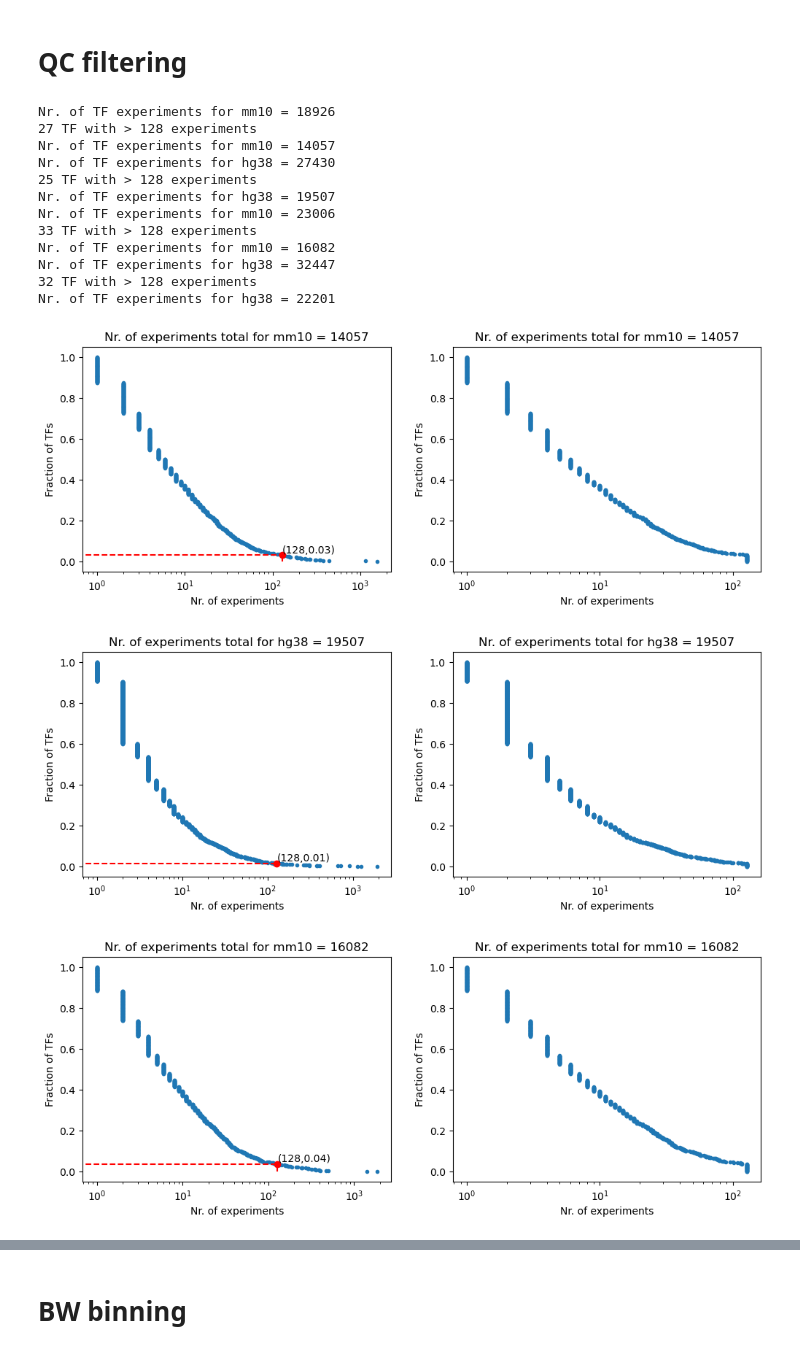
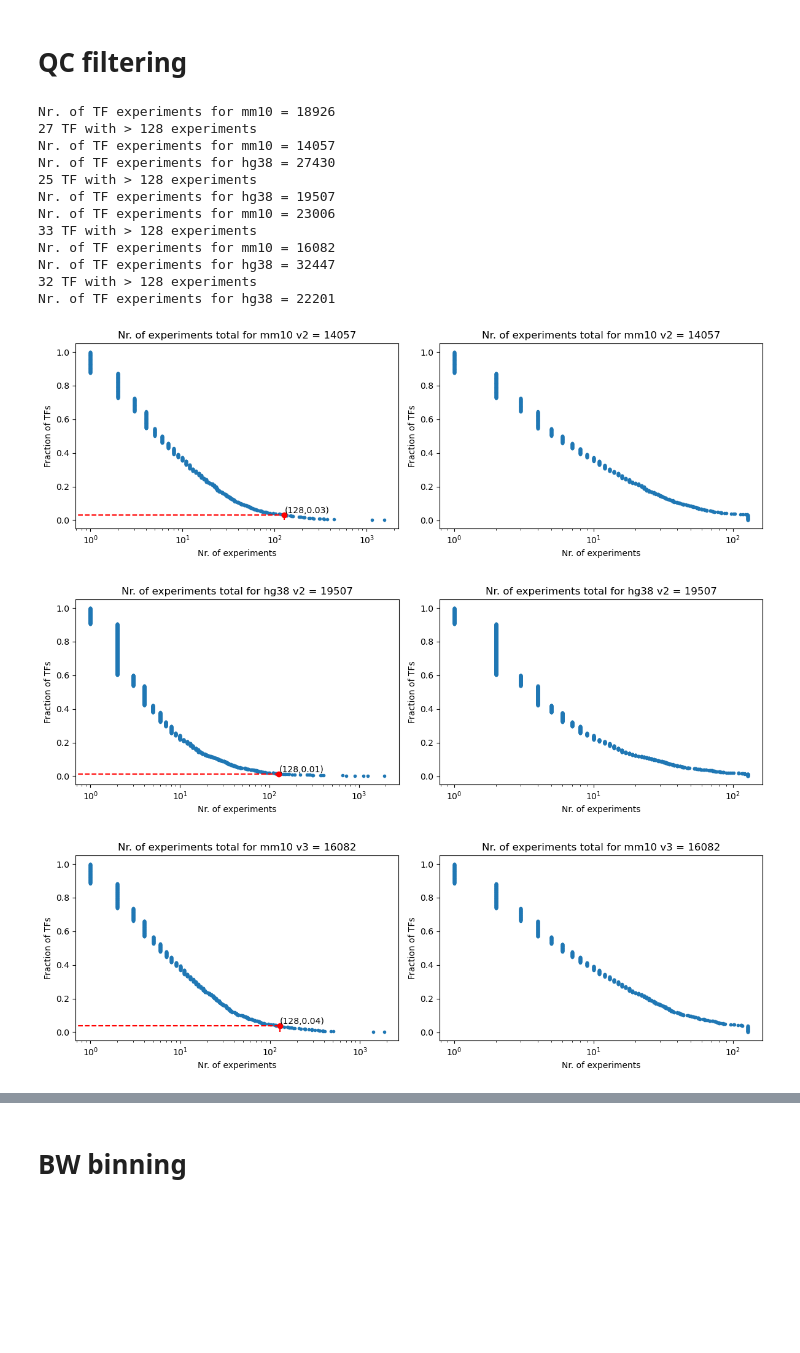
Before and after one commit to naef-lab/ChIP_atlas, a Jupyter notebook: notebooks/chip_binning.ipynb, the cells around one changed output, grey strips where cells are left out. Saved outputs shown, nothing was run; the diff lists cells and outputs as text; code cells hidden in the pictures; blank space fills up the shorter version.

```diff
--- a/notebooks/chip_binning.ipynb
+++ b/notebooks/chip_binning.ipynb
@@ -8,12 +8,3 @@ window_kb = 5
 bin_size = 10
 version = ['v2','v3']
 Genome = ['mm10','hg38']
-# %%
-for v in version:
-    for genome in Genome:
-
-        infile_chip = f'../resources/experimentList_{v}.tab'
-
-        # get experiment table
-        chip = pd.read_csv(infile_chip,sep='\t',header=None,usecols=[0,1,2,3,4,5,6,7,8],index_col=0)
-        chip.columns = ['genome','antigen_class','antigen','celltype_class','celltype','celltype_description','QC','title']
@@ -85,33 +59,36 @@ for v in version:
         # For TFs with more than th experiments, keep the th with the highest n_peaks_per_unique_mapped_reads
         idx_out = []
         for tf in exp_per_tf.loc[exp_per_tf > th].index:
             idx_out.extend( list( chip.loc[chip.antigen==tf].sort_values('n_peaks_per_unique_mapped_reads',ascending=False).index[th:] ) )
         chip.drop(idx_out,inplace=True)
 
         print(f'Nr. of TF experiments for {genome} = {chip.shape[0]}')
 
         # count nr. of experiments per antigen
         exp_per_tf = chip.groupby('antigen')['antigen'].aggregate('count').sort_values()
 
         ax = axes[1]
         ax.plot(exp_per_tf,1-np.arange(len(exp_per_tf))/len(exp_per_tf),'.')
         ax.set_xscale('log')
         ax.set_xlabel('Nr. of experiments')
         ax.set_ylabel('Fraction of TFs')
         ax.set_title(f'Nr. of experiments total for {genome} {v} = {sum( [min(n,th) for n in exp_per_tf] )}')
+
+        fig.tight_layout()
+        fig.savefig(f'fig/Nr_exp_per_tf_{genome}_{v}.pdf')
 # %% [output]
 Nr. of TF experiments for mm10 = 18926
 27 TF with > 128 experiments
 Nr. of TF experiments for mm10 = 14057
 Nr. of TF experiments for hg38 = 27430
 25 TF with > 128 experiments
 Nr. of TF experiments for hg38 = 19507
 Nr. of TF experiments for mm10 = 23006
 33 TF with > 128 experiments
 Nr. of TF experiments for mm10 = 16082
 Nr. of TF experiments for hg38 = 32447
 32 TF with > 128 experiments
 Nr. of TF experiments for hg38 = 22201
-[figure, old version]
+[figure, new version]
-[figure, old version]
+[figure, new version]
-[figure, old version]
+[figure, new version]
```
Also changed, not shown: parts of 4 cells of this notebook, 12 other files.
